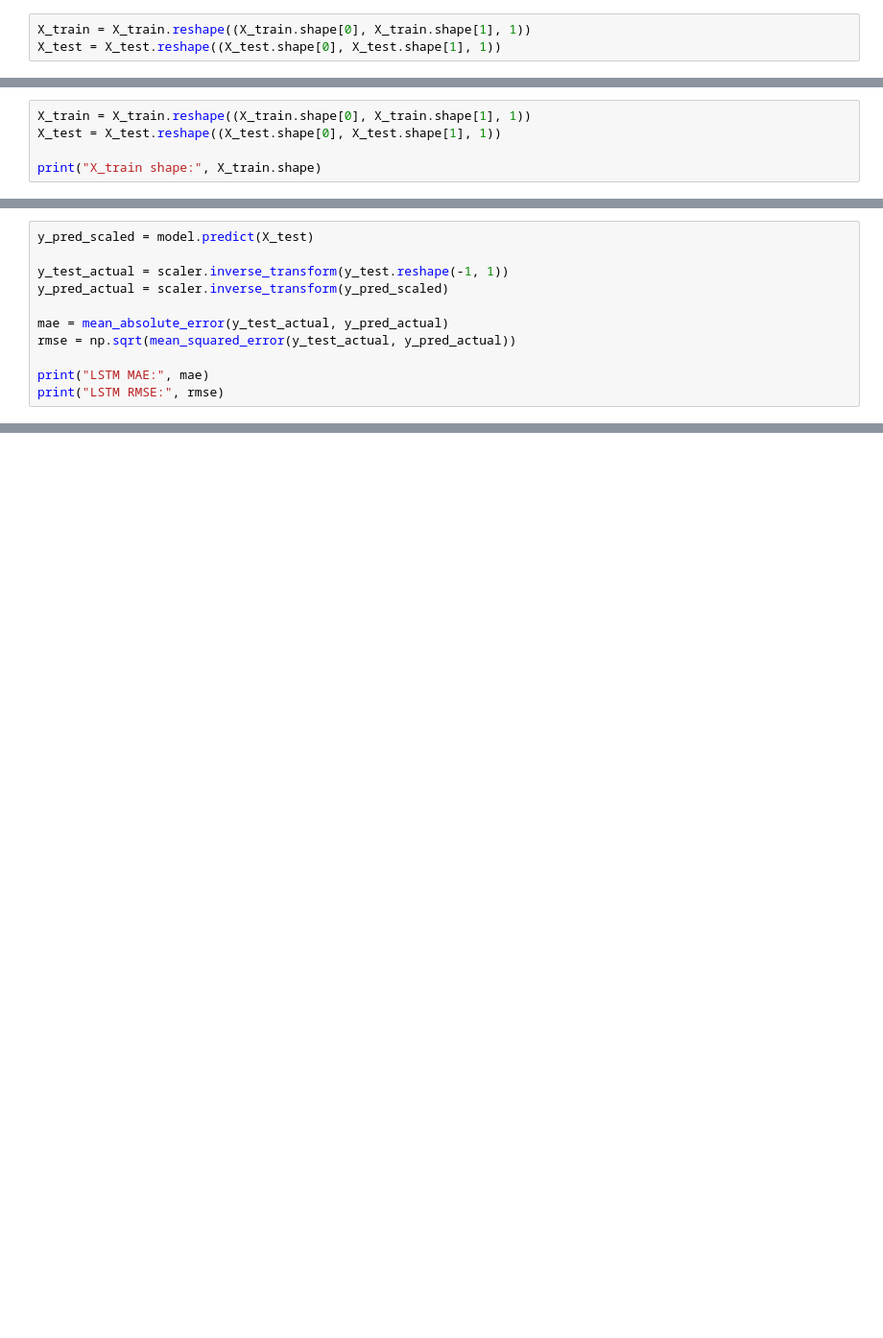
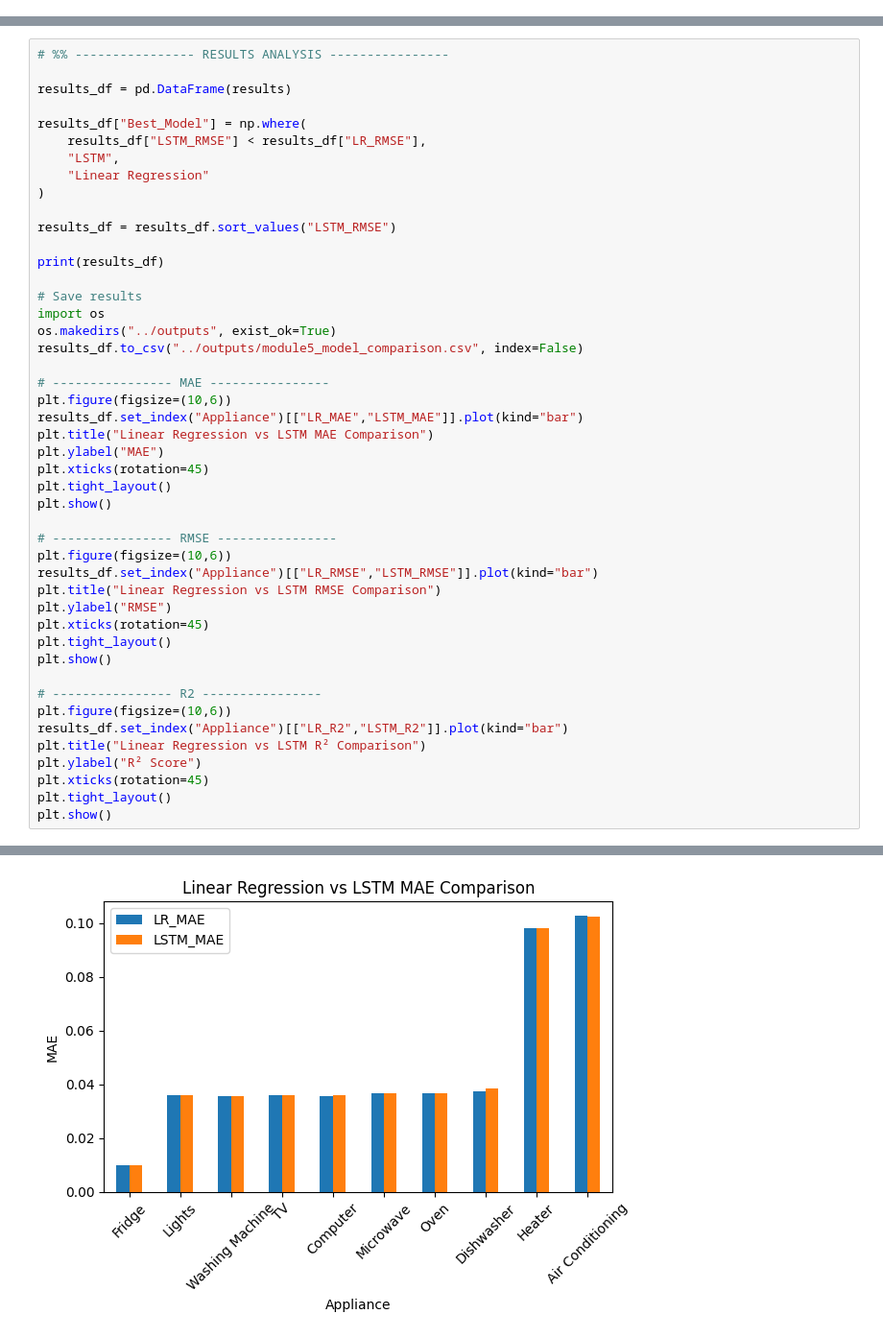
Before and after one commit to springboardmentor14065l/Smart-Energy-Consumption-Analysis-and-Prediction-using-Machine-Learning-with-Device-Level-Insights, a Jupyter notebook: Week 5-6/LSTM_Model.ipynb, the cells around one changed output, grey strips where cells are left out. Shown at 96% size. Saved outputs shown, nothing was run; the diff lists cells and outputs as text; blank space fills up the shorter version.

```diff
--- a/Week 5-6/LSTM_Model.ipynb
+++ b/Week 5-6/LSTM_Model.ipynb
@@ -56,3 +40,0 @@ y_train, y_test = y[:split_index], y[split_index:]
-# %%
-X_train = X_train.reshape((X_train.shape[0], X_train.shape[1], 1))
-X_test = X_test.reshape((X_test.shape[0], X_test.shape[1], 1))
@@ -81,5 +40,0 @@ y_train, y_test = y[:split_index], y[split_index:]
-# %%
-X_train = X_train.reshape((X_train.shape[0], X_train.shape[1], 1))
-X_test = X_test.reshape((X_test.shape[0], X_test.shape[1], 1))
-
-print("X_train shape:", X_train.shape)
@@ -138,11 +40,0 @@ Epoch 19/30
-# %%
-y_pred_scaled = model.predict(X_test)
-
-y_test_actual = scaler.inverse_transform(y_test.reshape(-1, 1))
-y_pred_actual = scaler.inverse_transform(y_pred_scaled)
-
-mae = mean_absolute_error(y_test_actual, y_pred_actual)
-rmse = np.sqrt(mean_squared_error(y_test_actual, y_pred_actual))
-
-print("LSTM MAE:", mae)
-print("LSTM RMSE:", rmse)
@@ -208,0 +175,47 @@ plt.show()
+# %%
+# %% ---------------- RESULTS ANALYSIS ----------------
+
+results_df = pd.DataFrame(results)
+
+results_df["Best_Model"] = np.where(
+    results_df["LSTM_RMSE"] < results_df["LR_RMSE"],
+    "LSTM",
+    "Linear Regression"
+)
+
+results_df = results_df.sort_values("LSTM_RMSE")
+
+print(results_df)
+
+# Save results
+import os
+os.makedirs("../outputs", exist_ok=True)
+results_df.to_csv("../outputs/module5_model_comparison.csv", index=False)
+
+# ---------------- MAE ----------------
+plt.figure(figsize=(10,6))
+results_df.set_index("Appliance")[["LR_MAE","LSTM_MAE"]].plot(kind="bar")
+plt.title("Linear Regression vs LSTM MAE Comparison")
+plt.ylabel("MAE")
+plt.xticks(rotation=45)
+plt.tight_layout()
+plt.show()
+
+# ---------------- RMSE ----------------
+plt.figure(figsize=(10,6))
+results_df.set_index("Appliance")[["LR_RMSE","LSTM_RMSE"]].plot(kind="bar")
+plt.title("Linear Regression vs LSTM RMSE Comparison")
+plt.ylabel("RMSE")
+plt.xticks(rotation=45)
+plt.tight_layout()
+plt.show()
+
+# ---------------- R2 ----------------
+plt.figure(figsize=(10,6))
+results_df.set_index("Appliance")[["LR_R2","LSTM_R2"]].plot(kind="bar")
+plt.title("Linear Regression vs LSTM R² Comparison")
+plt.ylabel("R² Score")
+plt.xticks(rotation=45)
+plt.tight_layout()
+plt.show()
+# %% [output]
@@ -208,0 +240 @@ plt.show()
+[figure, added]
```
Also changed, not shown: parts of 21 cells of this notebook, 46 other files.
